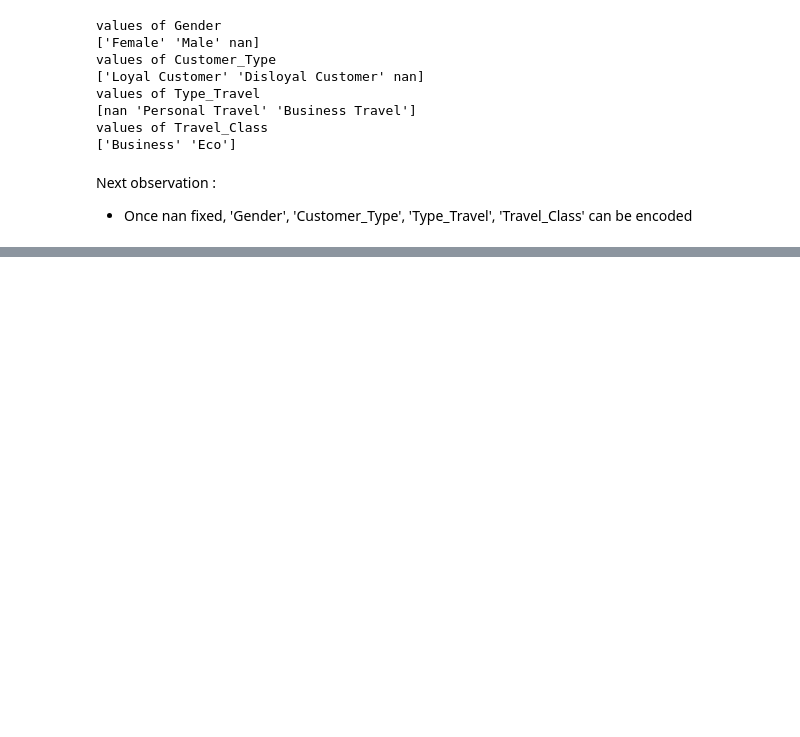
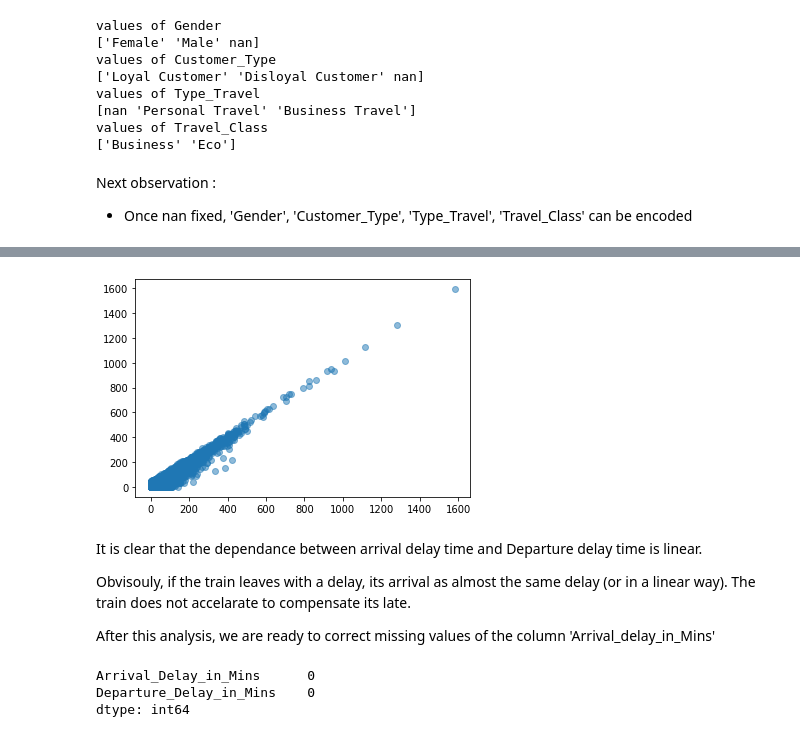
Before and after one commit to jacqueslethuaut/hackathon-shikansen, a Jupyter notebook: SoloTraveller01.ipynb, the cells around one changed output, grey strips where cells are left out. Saved outputs shown, nothing was run; the diff lists cells and outputs as text; code cells hidden in the pictures; blank space fills up the shorter version.

```diff
--- a/SoloTraveller01.ipynb
+++ b/SoloTraveller01.ipynb
@@ -160,0 +410,21 @@ Next observation :
+# %%
+plt.scatter(train_dataset['Arrival_Delay_in_Mins'], train_dataset['Departure_Delay_in_Mins'], alpha = 0.5)
+pass
+# %% [output]
+[figure, added]
+# %% [markdown]
+It is clear that the dependance between arrival delay time and Departure delay time is linear.
+
+Obvisouly, if the train leaves with a delay, its arrival as almost the same delay (or in a linear way). The train does not accelarate to compensate its late.
+
+After this analysis, we are ready to correct missing values of the column 'Arrival_delay_in_Mins'
+# %%
+train_dataset['Arrival_Delay_in_Mins'] = train_dataset['Arrival_Delay_in_Mins'].fillna(train_dataset['Departure_Delay_in_Mins'])
+train_dataset['Departure_Delay_in_Mins'] = train_dataset['Departure_Delay_in_Mins'].fillna(train_dataset['Departure_Delay_in_Mins'].median(axis=0))
+train_dataset['Arrival_Delay_in_Mins'] = train_dataset['Arrival_Delay_in_Mins'].fillna(train_dataset['Arrival_Delay_in_Mins'].median(axis=0))
+
+train_dataset[['Arrival_Delay_in_Mins', 'Departure_Delay_in_Mins']].isnull().sum()
+# %% [output]
+Arrival_Delay_in_Mins      0
+Departure_Delay_in_Mins    0
+dtype: int64
```
Also changed, not shown: parts of 47 cells of this notebook.
